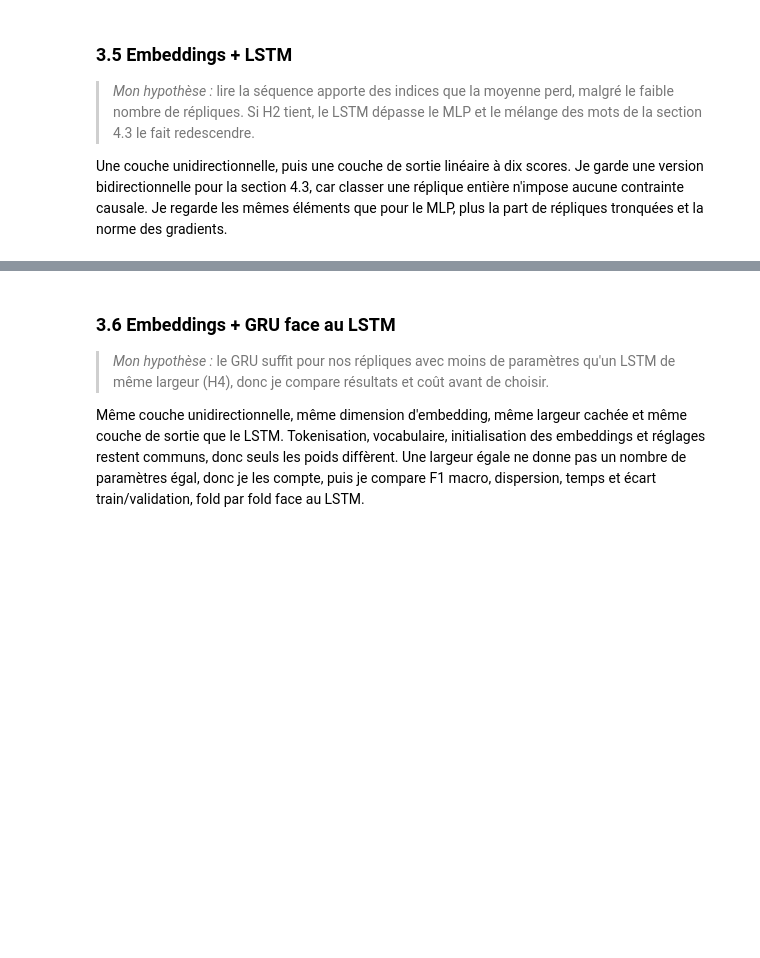
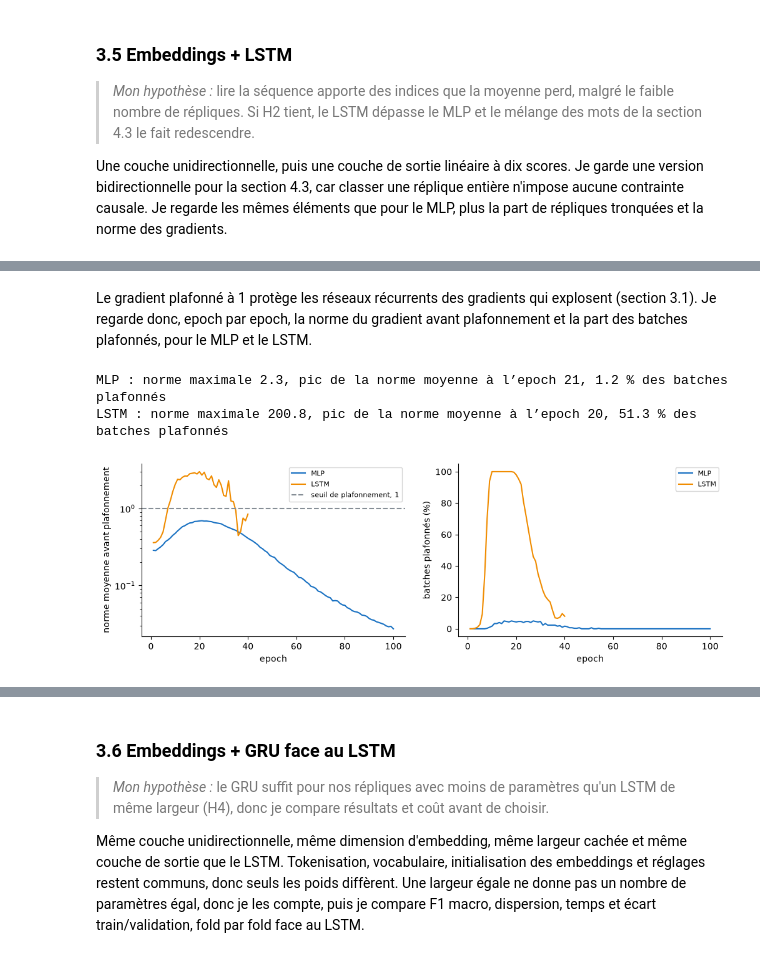
Before and after one commit to mcrayssac/ING3_IAA_GB_NLP, a Jupyter notebook: TP2_NLP_deep_learning.ipynb, the cells around one changed output, grey strips where cells are left out. Saved outputs shown, nothing was run; the diff lists cells and outputs as text; code cells hidden in the pictures; blank space fills up the shorter version.

```diff
--- a/TP2_NLP_deep_learning.ipynb
+++ b/TP2_NLP_deep_learning.ipynb
@@ -1624,0 +1754,30 @@ Une couche unidirectionnelle, puis une couche de sortie linéaire à dix scores.
+# %% [markdown]
+Le gradient plafonné à 1 protège les réseaux récurrents des gradients qui explosent (section 3.1). Je regarde donc, epoch par epoch, la norme du gradient avant plafonnement et la part des batches plafonnés, pour le MLP et le LSTM.
+# %%
+# Norme du gradient avant plafonnement et part des batches plafonnés, MLP face au LSTM.
+fig, axes = plt.subplots(1, 2, figsize=(12, 3.6))
+for nom, couleur in zip(noms_reseaux, ('#1971c2', '#f08c00')):
+    courbes = courbes_moyennes(nom)
+    historiques = pd.concat([run['historique'] for run in resultats[nom]['runs']])
+    axes[0].plot(courbes.index, courbes[('norme moyenne', 'mean')], color=couleur, label=nom)
+    axes[1].plot(courbes.index, 100 * courbes[('part plafonnée', 'mean')], color=couleur,
+                 label=nom)
+    print(f'{nom} : norme maximale {historiques["norme maximale"].max():.1f}, pic de la norme '
+          f'moyenne à l’epoch {courbes[("norme moyenne", "mean")].idxmax()}, '
+          f'{pourcentage(historiques["part plafonnée"].sum(), len(historiques)):.1f} % '
+          f'des batches plafonnés')
+
+# Échelle log pour la norme, avec le seuil de plafonnement
+axes[0].axhline(REGLAGES['clip_gradient'], linestyle='--', color='#868e96',
+                label='seuil de plafonnement, 1')
+axes[0].set(yscale='log', ylabel='norme moyenne avant plafonnement')
+axes[1].set(ylabel='batches plafonnés (%)')
+for axe in axes:
+    axe.set_xlabel('epoch')
+    axe.legend(fontsize=8)
+    axe.spines[['top', 'right']].set_visible(False)
+plt.show()
+# %% [output]
+MLP : norme maximale 2.3, pic de la norme moyenne à l’epoch 21, 1.2 % des batches plafonnés
+LSTM : norme maximale 200.8, pic de la norme moyenne à l’epoch 20, 51.3 % des batches plafonnés
+[figure, added]
```
Also changed, not shown: parts of 24 cells of this notebook.
